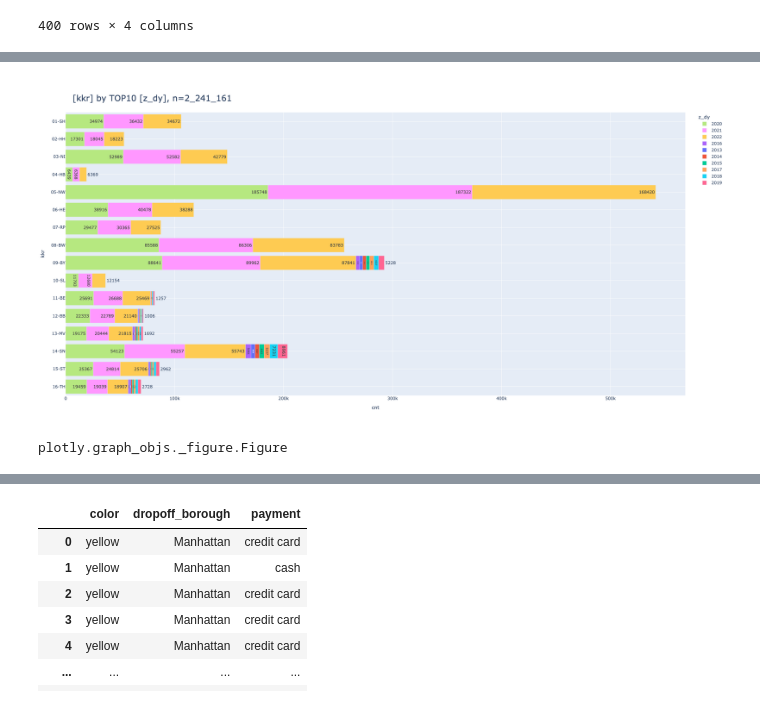
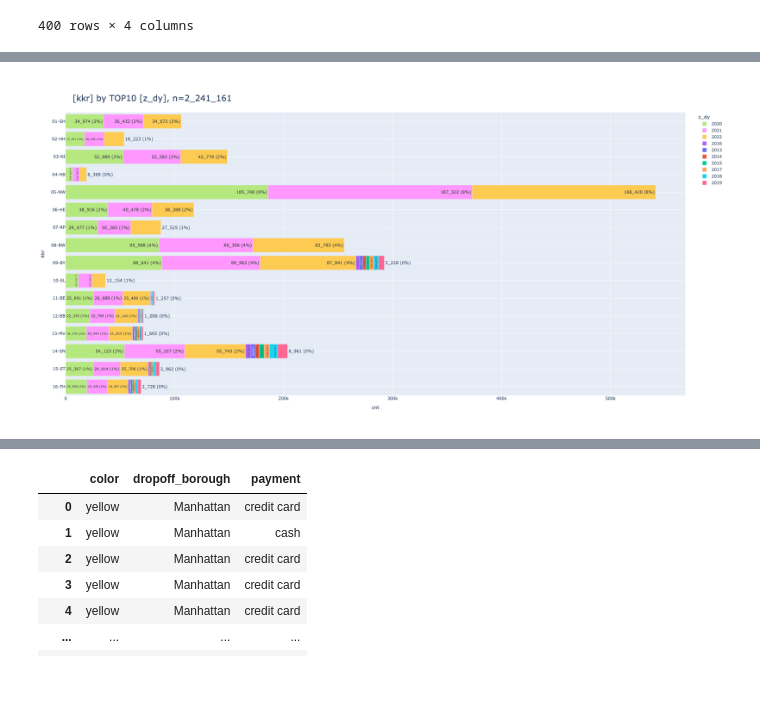
Before and after one commit to smeisegeier/pandas-plots, a Jupyter notebook: src/test.ipynb, the cells around one changed output, grey strips where cells are left out. Cells and saved outputs as stored; diff of their text form; code cells hidden in the pictures.

```diff
--- a/src/test.ipynb
+++ b/src/test.ipynb
@@ -41,26 +53,25 @@ df_facets
 # %%
 _df = df_facets[
     [
         "kkr",
         "z_dy",
         "cnt",
     ]
 ]
 # _df
 _ = pls.plot_stacked_bars(
     _df,
     swap=False,
     orientation="h",
     # show_total=True,
-    normalize=False,
+    normalize=True,
     # relative=True,
     height=1000,
     top_n_color=10,
     # top_n_index=5,
     # sort_values=True,
-    precision=2,
+    # precision=2,
 )
-type(_)
+_
 # %% [output]
-[figure, old version]
+[figure, new version]
-plotly.graph_objs._figure.Figure
```
Also changed, not shown: parts of 7 cells of this notebook, 1 other file.
